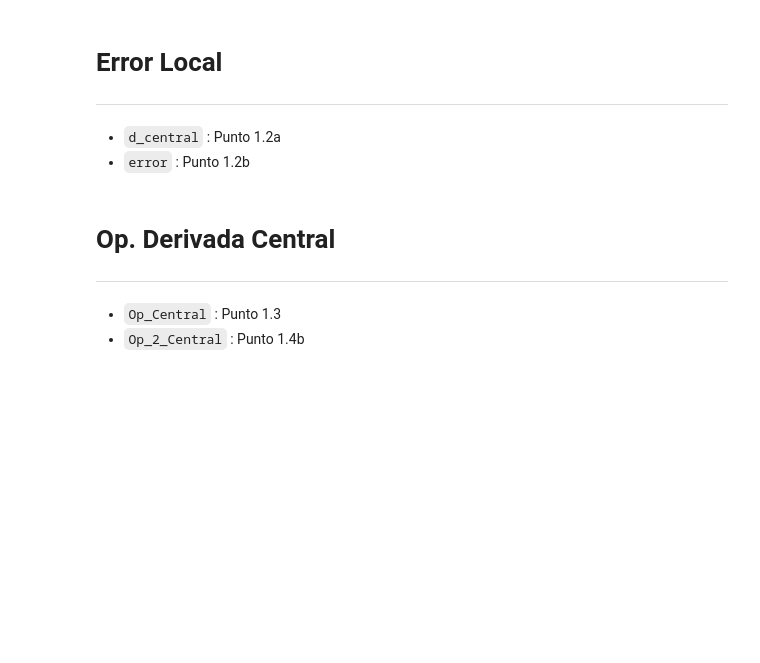
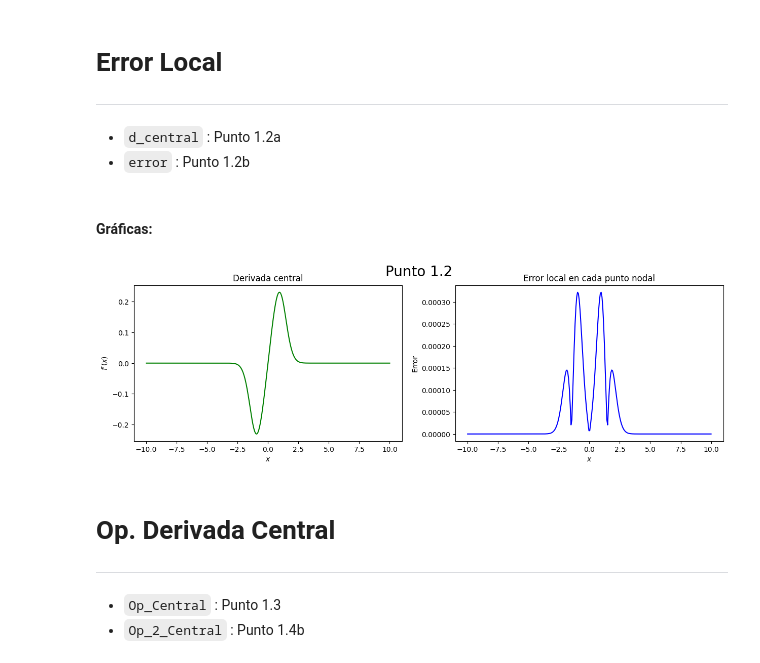
Before and after one commit to BySeru/Metodos1_SeruLopez_SergioMontoya, a Jupyter notebook: Taller 2/1_DerivadaFinita.ipynb, the cells around one changed output. Cells and saved outputs as stored; diff of their text form; code cells hidden in the pictures; blank space fills up the shorter version.

```diff
--- a/Taller 2/1_DerivadaFinita.ipynb
+++ b/Taller 2/1_DerivadaFinita.ipynb
@@ -61,8 +61,27 @@ d=Derivate(x,f)
 - `d_central` : Punto 1.2a
 - `error` : Punto 1.2b
 # %%
-d_central = d.central()
-error = np.abs(d_central-d.real_value())
+central_d = d.central()
+error = np.abs(central_d-d.real_value())
+# %% [markdown]
+#### Gráficas:
+# %%
+fig = plt.figure(figsize=(15, 4))
+ax = fig.add_subplot(1, 2, 1)
+ax.plot(x, central_d, color='g')
+ax.set_title("Derivada central")
+ax.set_xlabel("$\it{x}$")
+ax.set_ylabel("$\it{f\' (x)}$")
+ax2 = fig.add_subplot(1, 2, 2)
+ax2.plot(x, error, color = 'b')
+ax2.set_title("Error local en cada punto nodal")
+ax2.set_xlabel("$\it{x}$")
+ax2.set_ylabel("Error")
+
+plt.suptitle("Punto 1.2",fontsize=20)
+plt.show()
+# %% [output]
+[figure, added]
 # %% [markdown]
 # Op. Derivada Central
 - - -
```
Also changed, not shown: parts of 2 cells of this notebook.
